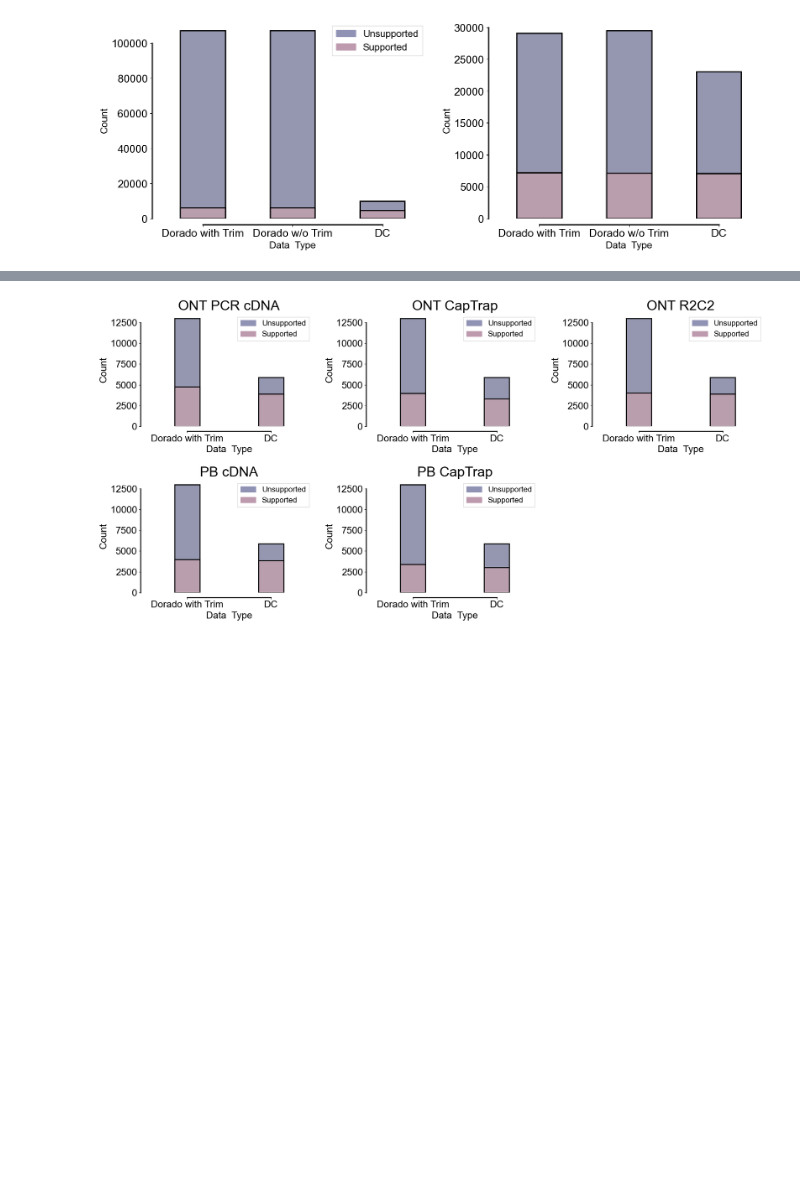
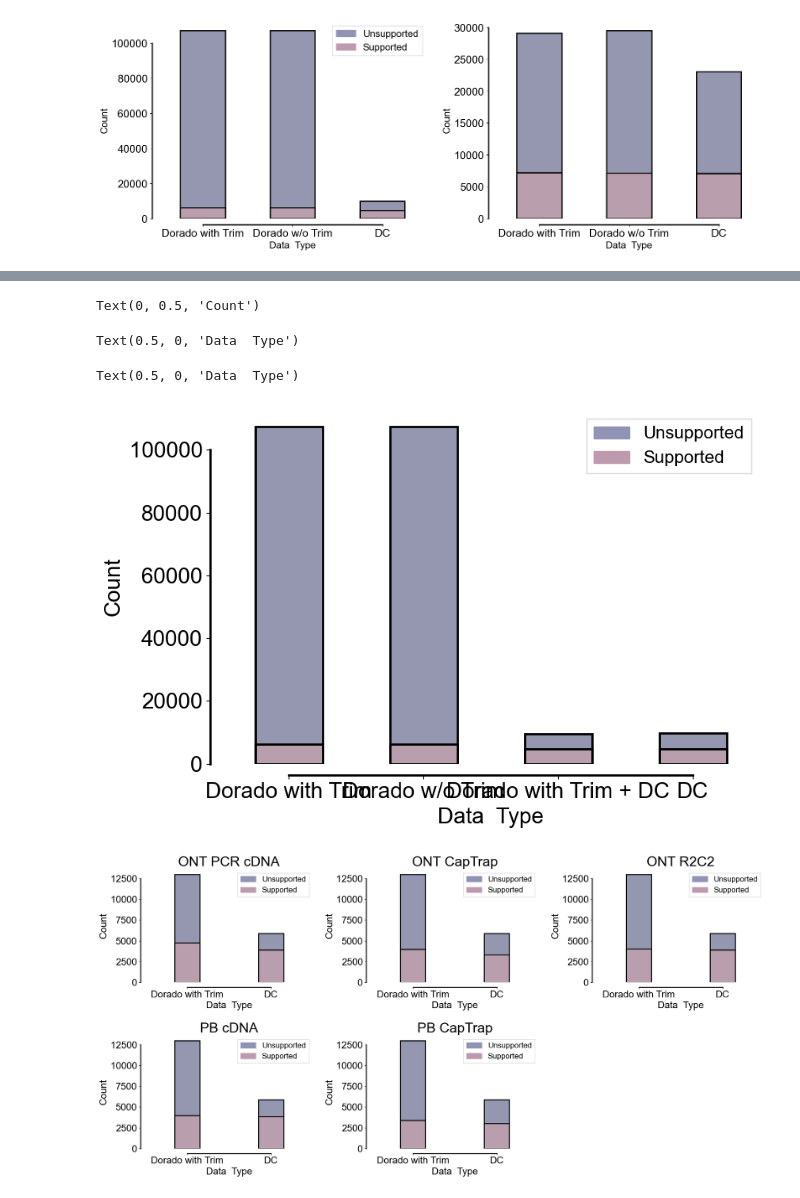
Before and after one commit to cauliyang/deepchopper-paper, a Jupyter notebook: figures/figures.ipynb, the cells around one changed output, grey strips where cells are left out. Saved outputs shown, nothing was run; the diff lists cells and outputs as text; code cells hidden in the pictures; blank space fills up the shorter version.

```diff
--- a/figures/figures.ipynb
+++ b/figures/figures.ipynb
@@ -400,3 +400,79 @@ Text(0, 0.5, 'Count')
 Text(0.5, 0, 'Data  Type')
 Text(0.5, 0, 'Data  Type')
 [figure]
+# %%
+## plot for  appeal letter
+
+#  4666/9578
+# 9578 - 4666 = 4912
+
+# add two row
+# 4912 Dorado with Trim + DC Unvalidated
+# 4666 Dorado with Trim + DC Validated
+
+# Use pandas concat instead of append (which is deprecated)
+data_df_appeal = pd.concat([
+    data_df,
+    pd.DataFrame({
+        "value": [4912, 4666],
+        "data type": ["Dorado with Trim + DC", "Dorado with Trim + DC"],
+        "type": ["Unvalidated", "Validated"]
+    })
+], ignore_index=True)
+
+appeal_type_names = [
+    "Dorado with Trim",
+    "Dorado w/o Trim",
+    "Dorado with Trim + DC",
+    "DC",
+]
+
+
+# Display the updated dataframe
+data_df_appeal
+
+fig, axs = plt.subplots(1, 1, figsize=(9, 6), sharey=False)
+bar_width = 0.5
+
+bar1 = sns.barplot(
+    data=data_df_appeal.groupby("data type")["value"].sum().reset_index(),
+    x="data type",
+    y="value",
+    order=appeal_type_names,
+    color=e2,
+    edgecolor="k",
+    linewidth=2,
+    width=bar_width,
+    ax=axs,
+)
+
+bar2 = sns.barplot(
+    data=data_df_appeal.query("type == 'Validated'"),
+    x="data type",
+    y="value",
+    order=appeal_type_names,
+    estimator=sum,
+    color=e3,
+    edgecolor="k",
+    linewidth=2,
+    width=bar_width,
+    ax=axs,
+)
+
+
+# add legend
+top_bar = mpatches.Patch(color=e2, label="Unsupported")
+bottom_bar = mpatches.Patch(color=e3, label="Supported")
+axs.legend(handles=[top_bar, bottom_bar], fancybox=False)
+
+sns.despine(offset=10, trim=True)
+
+axs.set_ylabel("Count")
+axs.set_ylabel("Count")
+
+axs.set_xlabel("Data  Type")
+axs.set_xlabel("Data  Type")
+
+plt.tight_layout()
+plt.savefig("appeal_letter_bar_plot_chemeric_read_cmp.pdf", dpi=300)
+# %% [output]
@@ -403,3 +490,7 @@ Text(0.5, 0, 'Data  Type')
+Text(0, 0.5, 'Count')
+Text(0.5, 0, 'Data  Type')
+Text(0.5, 0, 'Data  Type')
+[figure, added]
 # %%
 # wtc11  and other platform  plot
 
```
Also changed, not shown: parts of 11 cells of this notebook, 8 other files.
